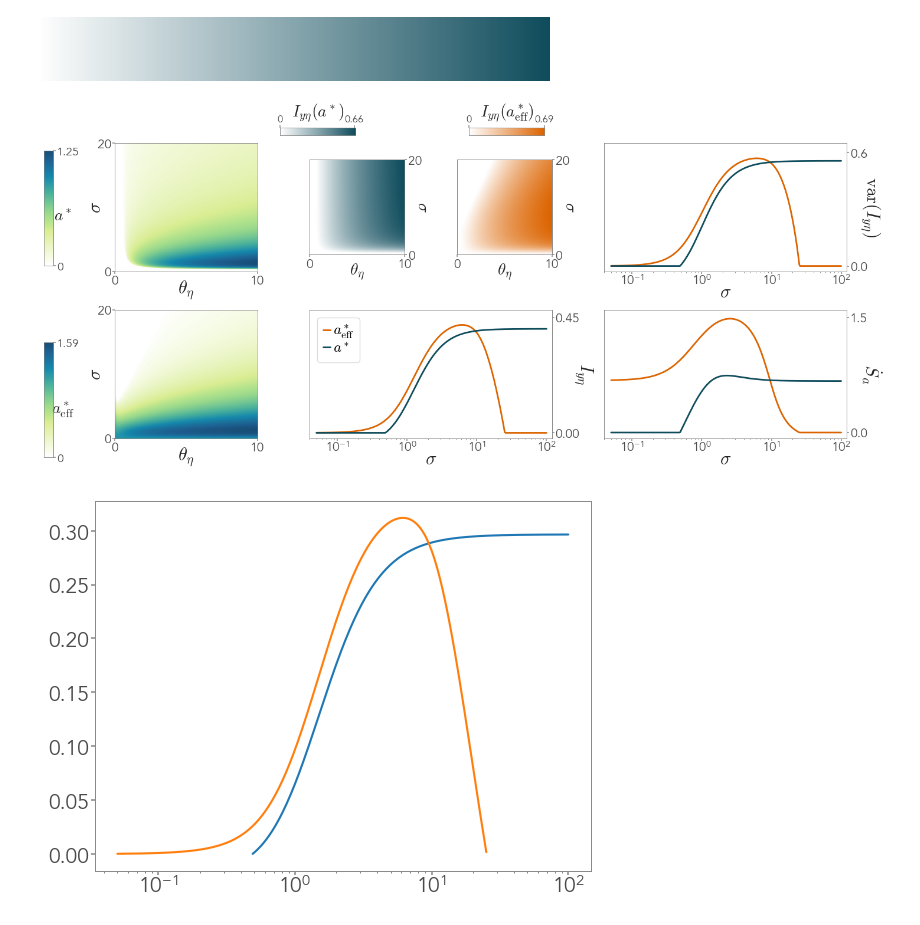
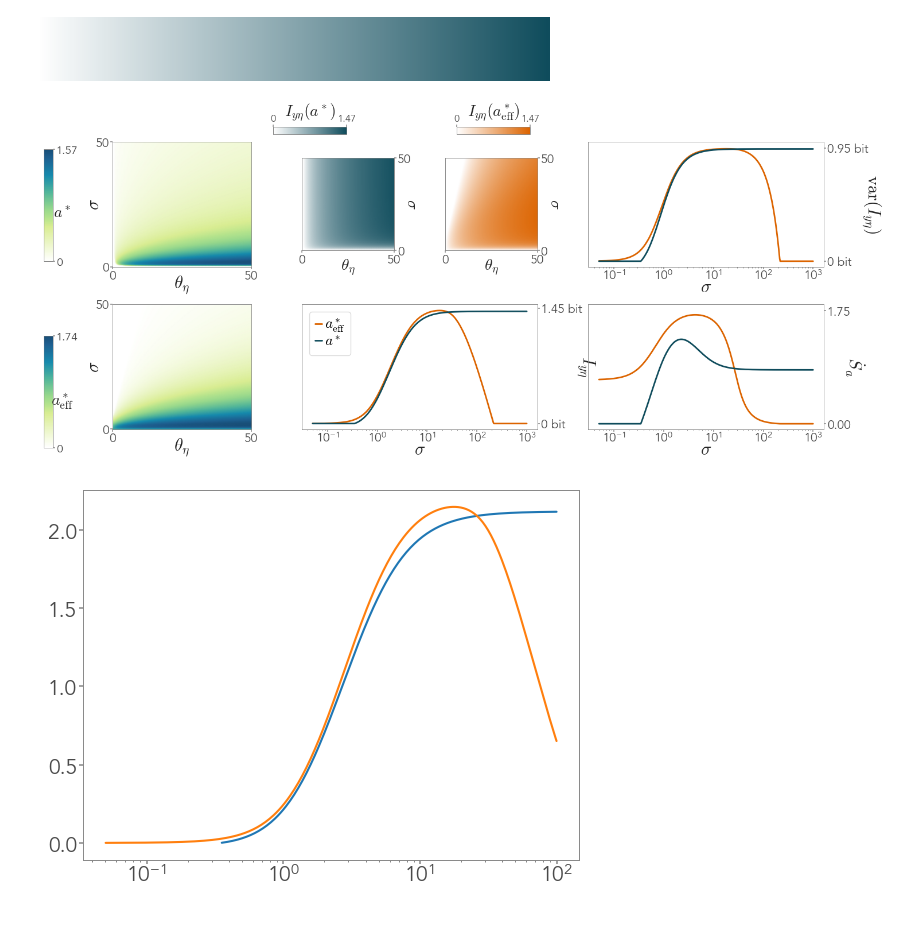
Before and after one commit to giorgionicoletti/InfoTrasduction, a Jupyter notebook: notebooks/Figure2.ipynb, the cells around one changed output. Saved outputs shown, nothing was run; the diff lists cells and outputs as text; code cells hidden in the pictures.

```diff
--- a/notebooks/Figure2.ipynb
+++ b/notebooks/Figure2.ipynb
@@ -49,11 +49,11 @@ def combine_data(y1, mat1, y2, mat2):
 
     return new_y, new_mat
 # %%
-sigma_Iyeta_axy, Iyeta_axy = load_from_mathematica('../data/mathematica/Fig2_Lambda0.9_ThetaEta5_(x_Sigma)_(y_IyEta_axyPart).txt')
-sigma_Iyeta_ayeta, Iyeta_ayeta = load_from_mathematica('../data/mathematica/Fig2_Lambda0.9_ThetaEta5_(x_Sigma)_(y_IyEta_ayeta).txt')
+sigma_Iyeta_axy, Iyeta_axy = load_from_mathematica('../data/mathematica/Fig2_Lambda0.9_ThetaEta50_(x_Sigma)_(y_IyEta_axyPart).txt')
+sigma_Iyeta_ayeta, Iyeta_ayeta = load_from_mathematica('../data/mathematica/Fig2_Lambda0.9_ThetaEta50_(x_Sigma)_(y_IyEta_ayeta).txt')
 
-sigma_Sdot_axy, Sdot_axy = load_from_mathematica('../data/mathematica/Fig2_Lambda0.9_ThetaEta5_(x_Sigma)_(y_Sdotmin_axyPart).txt')
-sigma_Sdot_ayeta, Sdot_ayeta = load_from_mathematica('../data/mathematica/Fig2_Lambda0.9_ThetaEta5_(x_Sigma)_(y_Sdotmin_ayEta).txt')
+sigma_Sdot_axy, Sdot_axy = load_from_mathematica('../data/mathematica/Fig2_Lambda0.9_ThetaEta50_(x_Sigma)_(y_Sdotmin_axyPart).txt')
+sigma_Sdot_ayeta, Sdot_ayeta = load_from_mathematica('../data/mathematica/Fig2_Lambda0.9_ThetaEta50_(x_Sigma)_(y_Sdotmin_ayEta).txt')
 
 varIyeta_axy = 1 - np.exp(-2*Iyeta_axy)
 varIyeta_ayeta = 1 - np.exp(-2*Iyeta_ayeta)
@@ -105,7 +101,7 @@ plt.subplots_adjust(wspace = 0.5, hspace = 0.3)
 
 
 for aa in [axs["p1"], axs["p2"], axs["p3"]]:
-    aa.set_xlim(4e-2, 1.2e2)
+    #aa.set_xlim(4e-2, 1.2e2)
     aa.set_xscale('log')
     aa.set_xlabel(r'$\sigma$', fontsize = 22, labelpad = -5)
     fplot.right_ylabel(aa)
@@ -118,8 +114,8 @@ axs["p1"].plot(sigma_Iyeta_ayeta[sigma_Iyeta_ayeta > 5e-2], Iyeta_ayeta[sigma_Iy
 
 axs["p1"].legend(loc = 'upper left')
 axs["p1"].set_ylabel(r'$I_{y \eta}$', rotation = -90, fontsize = 22, labelpad = 18)
-axs["p1"].set_yticks([0, 0.45])
-axs["p1"].set_ylim(axs["p1"].get_ylim()[0], 0.48)
+axs["p1"].set_yticks([0, 1.45], labels = ["0 bit", "1.45 bit"])
+axs["p1"].set_ylim(axs["p1"].get_ylim()[0], 1.5)
 
 axs["p2"].plot(sigma_Sdot_axy[sigma_Sdot_axy > 5e-2], Sdot_axy[sigma_Sdot_axy > 5e-2],
                label = r'$\dot{S}(a_{\rm eff})$', color = c1, lw = 2)
@@ -127,8 +123,8 @@ axs["p2"].plot(sigma_Sdot_ayeta[sigma_Sdot_ayeta > 5e-2], Sdot_ayeta[sigma_Sdot_
                label = r'$\dot{S}(a_{\rm opt})$', color = c2, lw = 2)
 
 axs["p2"].set_ylabel(r'$\dot{S}_{a}$', rotation = -90, fontsize = 22, labelpad = 18)
-axs["p2"].set_yticks([0, 1.5])
-axs["p2"].set_ylim(axs["p2"].get_ylim()[0], 1.6)
+axs["p2"].set_yticks([0, 1.75])
+axs["p2"].set_ylim(axs["p2"].get_ylim()[0], 1.85)
 
 axs["p3"].plot(sigma_Iyeta_axy[sigma_Iyeta_axy > 5e-2], varIyeta_axy[sigma_Iyeta_axy > 5e-2],
                label = r'$a^*_{\rm eff}$', color = c1, lw = 2)
@@ -136,16 +132,16 @@ axs["p3"].plot(sigma_Iyeta_ayeta[sigma_Iyeta_ayeta > 5e-2], varIyeta_ayeta[sigma
                label = r'$a^*$', color = c2, lw = 2)
 
 axs["p3"].set_ylabel(r'${\rm var}(I_{y \eta})$', fontsize = 22, labelpad = 18, rotation = -90)
-axs["p3"].set_yticks([0, 0.6])
-axs["p3"].set_ylim(axs["p3"].get_ylim()[0], 0.65)
+axs["p3"].set_yticks([0, 0.95], labels = ["0 bit", "0.95 bit"])
+axs["p3"].set_ylim(axs["p3"].get_ylim()[0], 1)
 
 axs["i1"].pcolormesh(theta_eta_cont_yeta, sigma_cont_yeta, Iyeta_cont_yeta.T,
                      cmap = cmap_opt, shading = 'gouraud', rasterized=True)
 
 cbar_ax1 = fig.add_axes([0.3, 0.9, 0.08, 0.02])
 cb = fig.colorbar(axs["i1"].collections[0], cax = cbar_ax1, orientation = 'horizontal', )
-cb.set_ticks([0, 0.66])
-cb.set_ticklabels([0, 0.66])
+cb.set_ticks([0, Iyeta_cont_yeta.max()])
+cb.set_ticklabels([0, "1.47"])
 cb.ax.tick_params(labelsize = 12)
 cb.set_label(r'$I_{y \eta}(a^*)$', fontsize = 20, labelpad = -40)
 cbar_ax1.xaxis.set_ticks_position("top")
@@ -163,52 +159,54 @@ cb.set_label(r'$I_{y \eta}(a^*_{\rm eff})$', fontsize = 20, labelpad = -40)
 cbar_ax2.xaxis.set_ticks_position("top")
 
 for aa in [axs["i1"], axs["i2"]]:
-    aa.set_xticks([0, 10])
-    aa.set_yticks([0, 20])
+    aa.set_xticks([0, 50])
+    aa.set_yticks([0, 50])
     aa.set_xlabel(r'$\theta_\eta$', fontsize = 20, labelpad = -10)
     aa.set_ylabel(r'$\sigma$', fontsize = 20, labelpad = 10, rotation = -90)
-    aa.set_xlim(0, 10)
-    aa.set_ylim(0., 20)
+    aa.set_xlim(0, 50)
+    aa.set_ylim(0., 50)
     fplot.right_ylabel(aa)
 
 axs["c1"].pcolormesh(theta_eta_cont_astar, sigma_cont_astar, astar_cont.T,
                      cmap = cmap_PD, vmin = 0, rasterized=True, shading = 'gouraud')
 cbar_ax3 = fig.add_axes([0.05, 0.56, 0.01, 0.3])
 cb = fig.colorbar(axs["c1"].collections[0], cax = cbar_ax3, orientation = 'vertical')
 cb.set_ticks([0, astar_cont.max()])
 cb.set_ticklabels([0, round(astar_cont.max(), 2)])
 cb.ax.tick_params(labelsize = 14)
 cb.set_label(r'$a^*$', fontsize = 20, labelpad = -20, rotation = 0)
 
 axs["c2"].pcolormesh(theta_eta_cont_aeff, sigma_cont_aeff, aeff_cont.T,
                      cmap = cmap_PD, vmin = 0, rasterized=True, shading = 'gouraud')
 cbar_ax4 = fig.add_axes([0.05, 0.06, 0.01, 0.3])
 cb = fig.colorbar(axs["c2"].collections[0], cax = cbar_ax4, orientation = 'vertical')
 cb.set_ticks([0, aeff_cont.max()])
 cb.set_ticklabels([0, round(aeff_cont.max(), 2)])
 cb.ax.tick_params(labelsize = 14)
 cb.set_label(r'$a^*_{\rm eff}$', fontsize = 20, labelpad = -20, rotation = 0)
 
 
 for aa in [axs["c1"], axs["c2"]]:
-    aa.set_xticks([0.05, 10])
-    aa.set_yticks([0.05, 20])
-    aa.set_xticklabels([0, 10])
-    aa.set_yticklabels([0, 20])
+    aa.set_xticks([0.05, 50])
+    aa.set_yticks([0.05, 50])
+    aa.set_xticklabels([0, 50])
+    aa.set_yticklabels([0, 50])
     aa.set_xlabel(r'$\theta_\eta$', fontsize = 22, labelpad = -10)
     aa.set_ylabel(r'$\sigma$', fontsize = 22, labelpad = -10)
+    aa.set_xlim(0, 50)
+    aa.set_ylim(0., 50)
 
-axs["i1"].set_aspect(0.5)
-axs["i2"].set_aspect(0.5)
+axs["i1"].set_aspect(1)
+axs["i2"].set_aspect(1)
 
-plt.savefig("../figures/figure2_draft.svg", bbox_inches = "tight")
+#plt.savefig("../figures/figure2_draft.svg", bbox_inches = "tight")
 
 plt.show()
 # %% [output]
-[figure, old version]
+[figure, new version]
 # %%
 plt.plot(sigma_Iyeta_ayeta, Iyeta_ayeta**2/varIyeta_ayeta)
 plt.plot(sigma_Iyeta_axy[sigma_Iyeta_axy > 5e-2], Iyeta_axy[sigma_Iyeta_axy > 5e-2]**2/varIyeta_axy[sigma_Iyeta_axy > 5e-2])
 plt.xscale('log')
 # %% [output]
-[figure, old version]
+[figure, new version]
```
Also changed, not shown: parts of 2 cells of this notebook, 13 other files.
